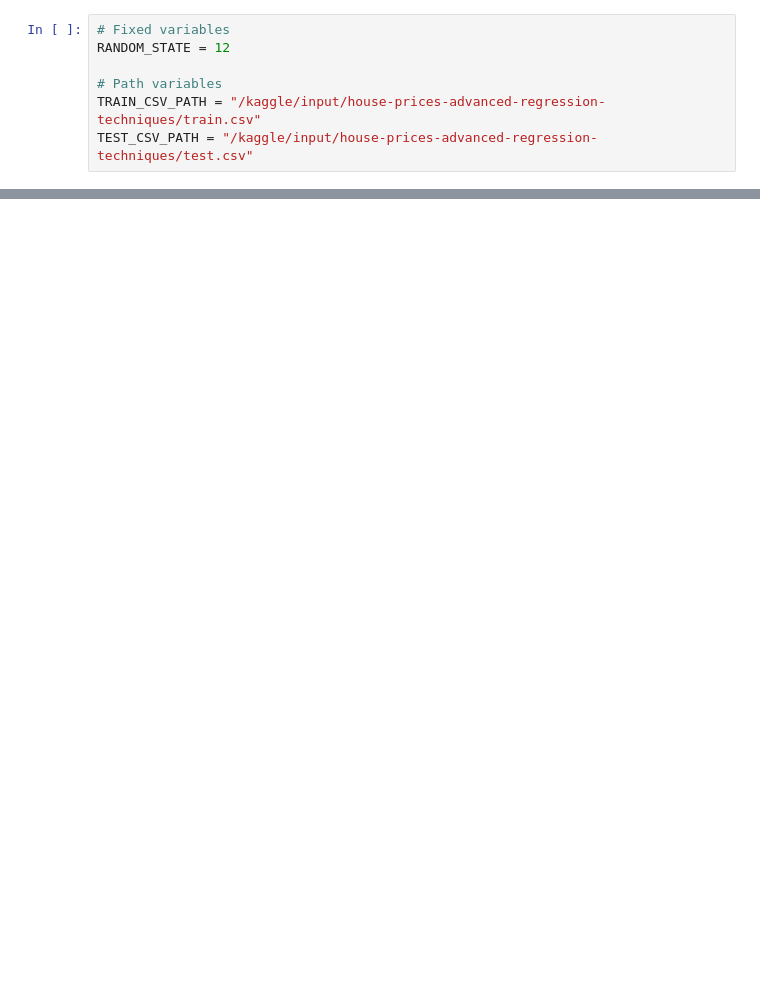
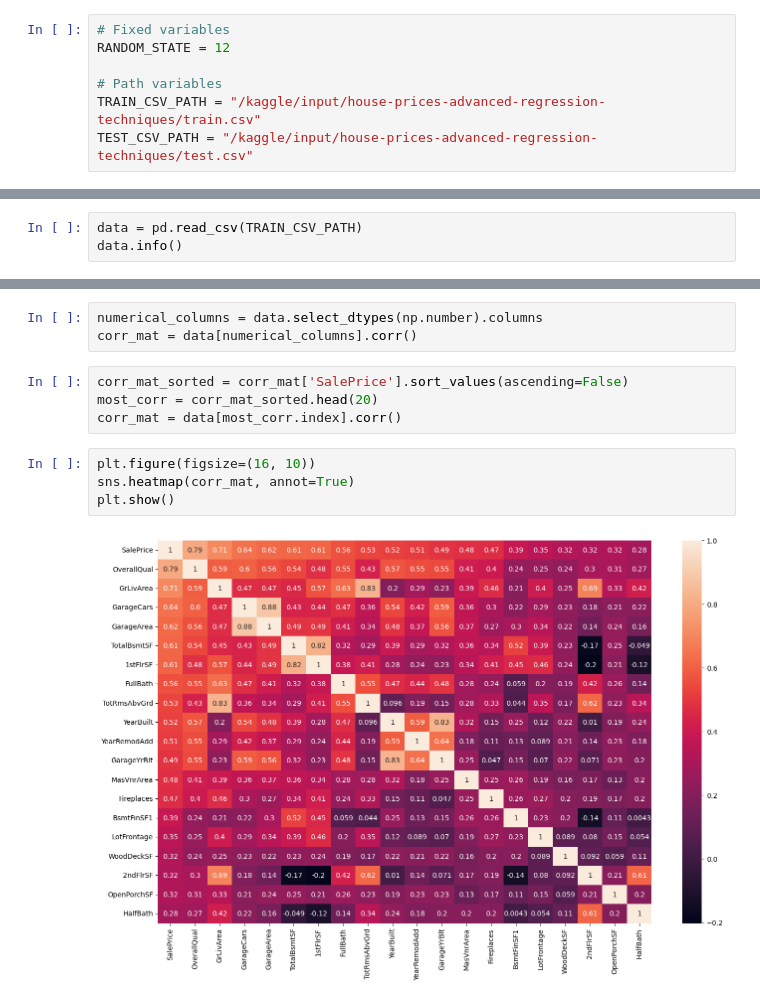
Before and after one commit to jhtkoo0426/kaggle-competitions, a Jupyter notebook: house-price-regression.ipynb, the cells around one changed output, grey strips where cells are left out. Cells and saved outputs as stored; diff of their text form; blank space fills up the shorter version.

Commit message:
Kaggle Notebook | House Price Regression | Organised notebook with pipeline and additional models

```diff
--- a/house-price-regression.ipynb
+++ b/house-price-regression.ipynb
@@ -162,0 +38,3 @@ submission = submission_df.to_csv("submission.csv", encoding='utf-8')
+# %%
+data = pd.read_csv(TRAIN_CSV_PATH)
+data.info()
@@ -162,0 +67,13 @@ submission = submission_df.to_csv("submission.csv", encoding='utf-8')
+# %%
+numerical_columns = data.select_dtypes(np.number).columns
+corr_mat = data[numerical_columns].corr()
+# %%
+corr_mat_sorted = corr_mat['SalePrice'].sort_values(ascending=False)
+most_corr = corr_mat_sorted.head(20)
+corr_mat = data[most_corr.index].corr()
+# %%
+plt.figure(figsize=(16, 10))
+sns.heatmap(corr_mat, annot=True)
+plt.show()
+# %% [output]
+[figure, added]
```
Also changed, not shown: parts of 61 cells of this notebook.
